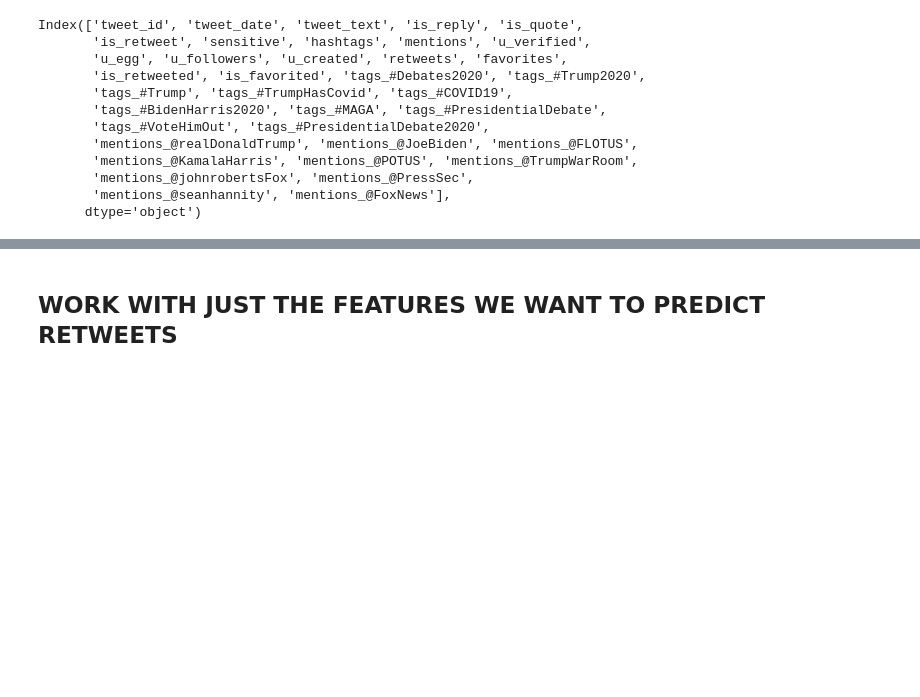
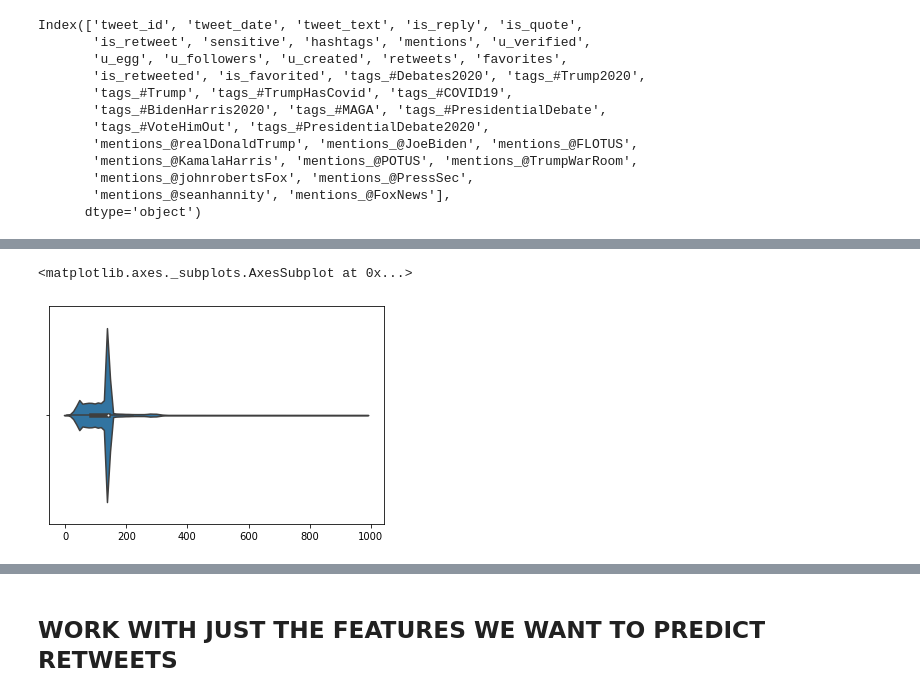
Before and after one commit to cjholcomb/paranormal-distribution, a Jupyter notebook: notebooks/Heathers_twitter.ipynb, the cells around one changed output, grey strips where cells are left out. Drawn from its saved outputs; the diff is of its cells as text; code cells hidden in the pictures; blank space fills up the shorter version.

```diff
--- a/notebooks/Heathers_twitter.ipynb
+++ b/notebooks/Heathers_twitter.ipynb
@@ -200,0 +228,5 @@ Index(['tweet_id', 'tweet_date', 'tweet_text', 'is_reply', 'is_quote',
+# %%
+sns.violinplot(df.tweet_length.values)
+# %% [output]
+<matplotlib.axes._subplots.AxesSubplot at 0x...>
+[figure, added]
```
Also changed, not shown: parts of 21 cells of this notebook, 2 other files.
